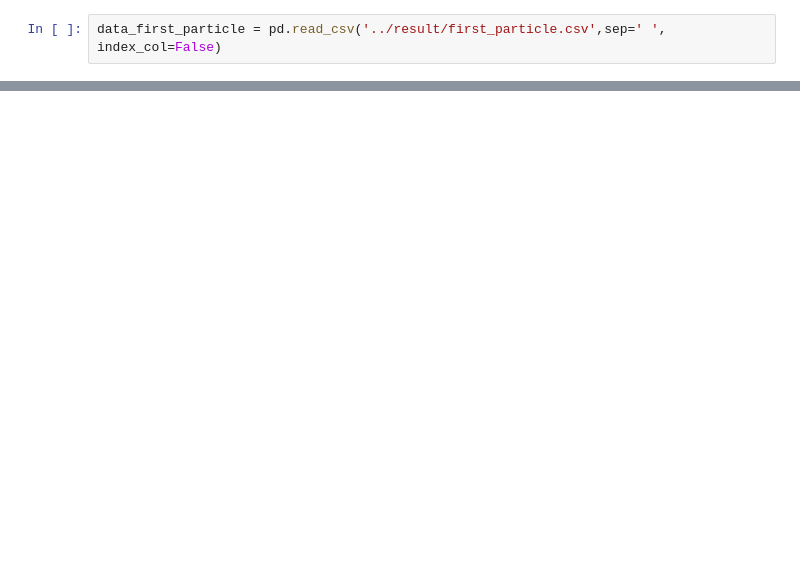
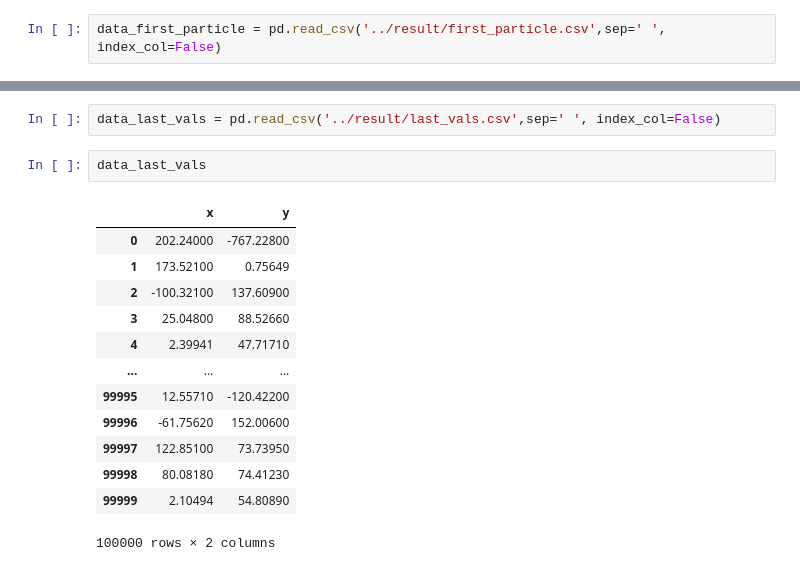
Before and after one commit to Mis-prog/matmod-8sem, a Jupyter notebook: lab1/misha/report/result.ipynb, the cells around one changed output, grey strips where cells are left out. Drawn from its saved outputs; the diff is of its cells as text; blank space fills up the shorter version.

```diff
--- a/lab1/misha/report/result.ipynb
+++ b/lab1/misha/report/result.ipynb
@@ -50,3 +50,21 @@ plt.plot(data_first_particle.x,data_first_particle.y)
+# %%
+data_last_vals = pd.read_csv('../result/last_vals.csv',sep=' ', index_col=False)
+# %%
+data_last_vals
+# %% [output]
+|  | x | y |
+| 0 | 202.24000 | -767.22800 |
+| 1 | 173.52100 | 0.75649 |
+| 2 | -100.32100 | 137.60900 |
+| 3 | 25.04800 | 88.52660 |
+| 4 | 2.39941 | 47.71710 |
+| ... | ... | ... |
+| 99995 | 12.55710 | -120.42200 |
+| 99996 | -61.75620 | 152.00600 |
+| 99997 | 122.85100 | 73.73950 |
+| 99998 | 80.08180 | 74.41230 |
+| 99999 | 2.10494 | 54.80890 |
+100000 rows × 2 columns
 # %%
 bin_cnt = 100
 bin_w = 1/bin_cnt
```
Also changed, not shown: parts of 5 cells of this notebook, 1 other file.
